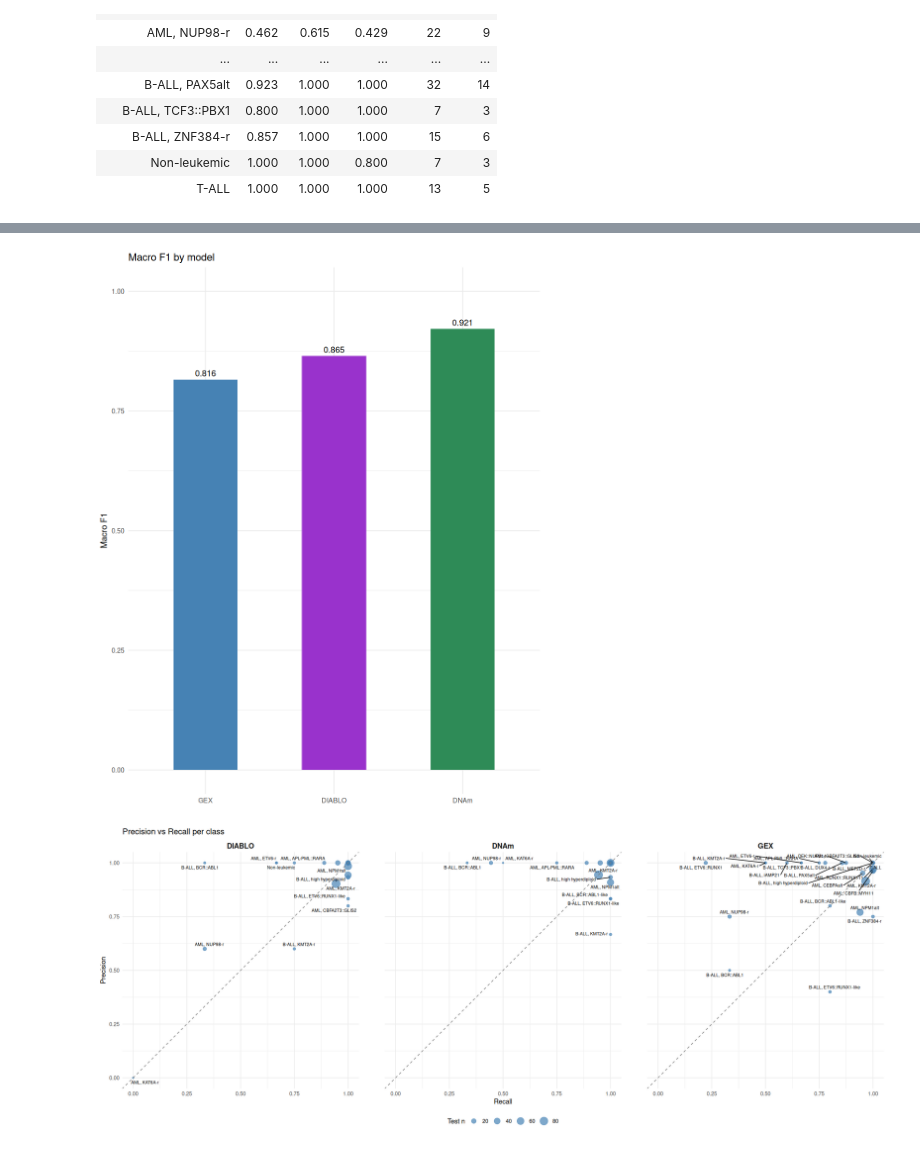
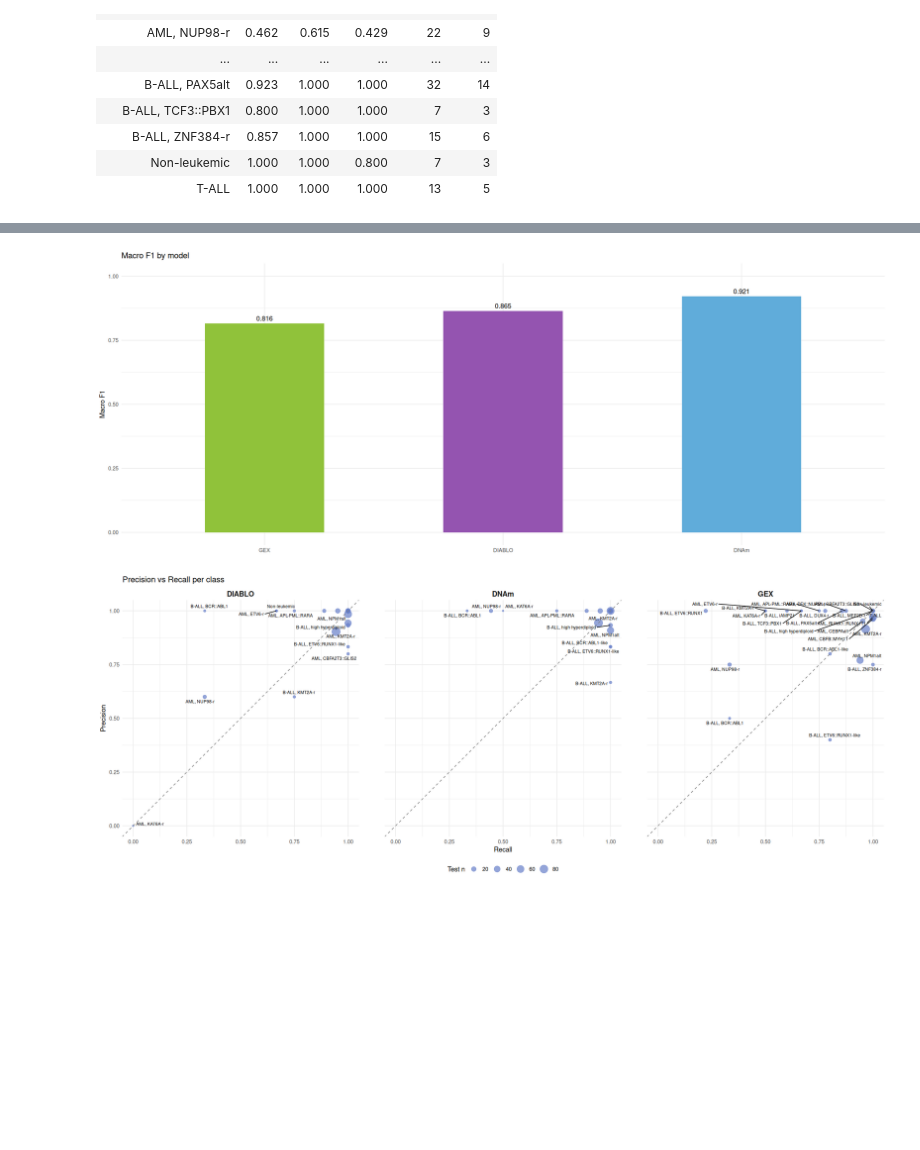
Before and after one commit to Molmed/pallas, a Jupyter notebook: R/mixomics_evaluate_model.ipynb, the cells around one changed output, grey strips where cells are left out. Cells and saved outputs as stored; diff of their text form; code cells hidden in the pictures; blank space fills up the shorter version.

```diff
--- a/R/mixomics_evaluate_model.ipynb
+++ b/R/mixomics_evaluate_model.ipynb
@@ -32,6 +32,13 @@ DIABLO_MODEL_FILE <- file.path(MIXOMICS_DIR, "diablo_model.rds")
 if (!dir.exists(PREDICTIONS_OUTPUT_DIR)) {
     dir.create(PREDICTIONS_OUTPUT_DIR, recursive = TRUE)
 }
+# %%
+BLUE="#667ec8"
+RED="#d64a51"
+YELLOW="#d6ce2f"
+GREEN="#90c23a"
+LIGHTBLUE="#60acda"
+PURPLE="#9454b0"
 # %%
 # Reload in a fresh session with
 gex_model    <- readRDS(GEX_MODEL_FILE)
@@ -343,43 +351,43 @@ ggplot(f1_wide, aes(x = GEX, y = DNAm, size = n_test, label = Class)) +
 # %%
 macro_f1 <- f1_all |>
   group_by(Model) |>
   summarise(MacroF1 = mean(F1), .groups = "drop")
 
 ggplot(macro_f1, aes(x = reorder(Model, MacroF1), y = MacroF1, fill = Model)) +
   geom_bar(stat = "identity", width = 0.5) +
   geom_text(aes(label = round(MacroF1, 3)), vjust = -0.5) +
-  scale_fill_manual(values = c(GEX = "steelblue",
-                                DNAm = "seagreen",
-                                DIABLO = "darkorchid")) +
+  scale_fill_manual(values = c(GEX = GREEN,
+                                DNAm = LIGHTBLUE,
+                                DIABLO = PURPLE)) +
   ylim(0, 1) +
   labs(title = "Macro F1 by model", x = NULL, y = "Macro F1") +
   theme_minimal() +
   theme(legend.position = "none")
 # %% [output]
-[figure, old version]
+[figure, new version]
 # %%
-# options(repr.plot.width = 18, repr.plot.height = 7)
+options(repr.plot.width = 18, repr.plot.height = 7)
 
-# class_n <- class_n_test %>% dplyr::rename(n = n_test)
+class_n <- class_n_test %>% dplyr::rename(n = n_test)
 
-# plot_df <- left_join(f1_all, class_n, by = "Class")
+plot_df <- left_join(f1_all, class_n, by = "Class")
 
-# ggplot(plot_df, aes(x = Recall, y = Precision, size = n, label = Class)) +
-#   geom_point(alpha = 0.7, colour = "steelblue") +
-#   geom_text_repel(size = 2.5, max.overlaps = 15) +
-#   geom_abline(slope = 1, intercept = 0, linetype = "dashed", colour = "grey50") +
-#   facet_wrap(~ Model, nrow = 1) +
-#   xlim(0, 1) + ylim(0, 1) +
-#   coord_fixed(ratio = 1) +
-#   labs(title = "Precision vs Recall per class", size = "Test n") +
-#   theme_minimal() +
-#   theme(
-#     panel.spacing   = unit(1.5, "cm"),
-#     strip.text      = element_text(size = 12, face = "bold"),
-#     legend.position = "bottom"
-#   )
+ggplot(plot_df, aes(x = Recall, y = Precision, size = n, label = Class)) +
+  geom_point(alpha = 0.7, colour = BLUE) +
+  geom_text_repel(size = 2.5, max.overlaps = 15) +
+  geom_abline(slope = 1, intercept = 0, linetype = "dashed", colour = "grey50") +
+  facet_wrap(~ Model, nrow = 1) +
+  xlim(0, 1) + ylim(0, 1) +
+  coord_fixed(ratio = 1) +
+  labs(title = "Precision vs Recall per class", size = "Test n") +
+  theme_minimal() +
+  theme(
+    panel.spacing   = unit(1.5, "cm"),
+    strip.text      = element_text(size = 12, face = "bold"),
+    legend.position = "bottom"
+  )
 # %% [output]
-[figure, old version]
+[figure, new version]
 # %%
 library(ggplot2)
 library(dplyr)
```
Also changed, not shown: parts of 10 cells of this notebook, 10 other files.
